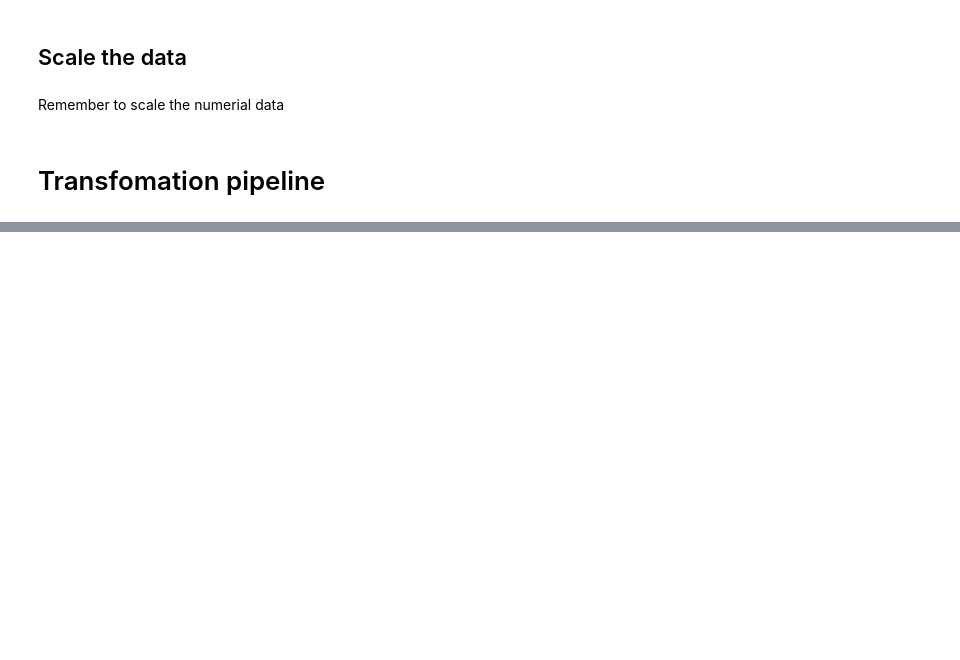
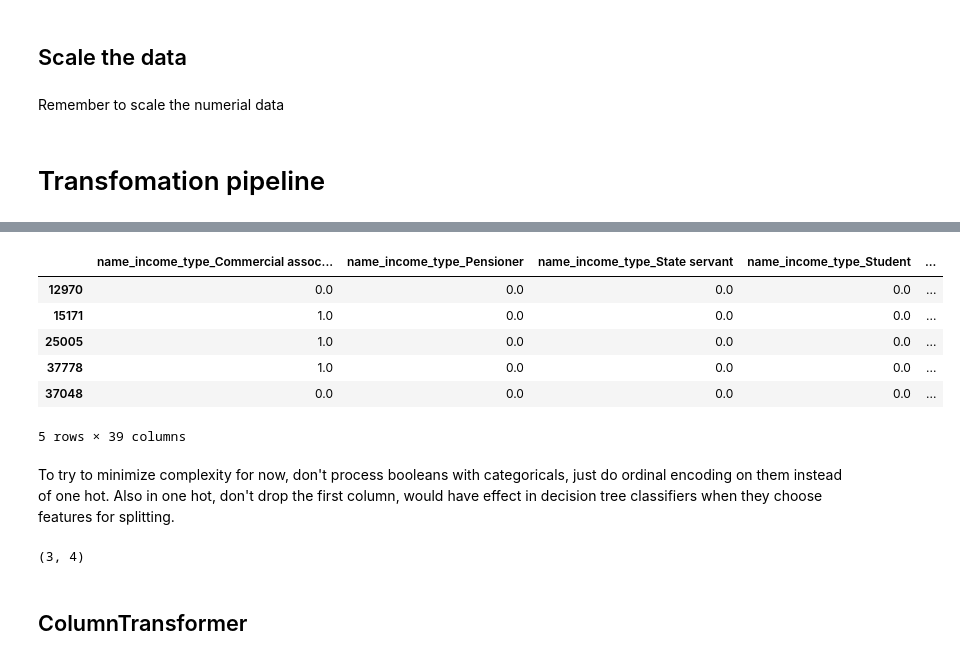
Before and after one commit to alexgastone/credit_risk_prediction, a Jupyter notebook: EDA_Preprocessing.ipynb, the cells around one changed output, grey strips where cells are left out. Drawn from its saved outputs; the diff is of its cells as text; code cells hidden in the pictures; blank space fills up the shorter version.

```diff
--- a/EDA_Preprocessing.ipynb
+++ b/EDA_Preprocessing.ipynb
@@ -573,0 +641,13 @@ X_train_prepared = full_pipeline.fit_transform(X_train)
+# %%
+cat_attributes = ['name_income_type', 'name_education_type', 'occupation_type', 'name_family_status', 'name_housing_type']
+X_train_cat = X_train[cat_attributes]
+# %%
+# KNNImputer(n_neighbors=2))
+# from sklearn.impute import KNNImputer -> requires numerical features
+
+categorical_pipeline = Pipeline([
+    ('imputer', SimpleImputer(strategy="most_frequent")),
+    ('one_hot', OneHotEncoder(sparse=False))
+])
+
+X_train_cat_transf = categorical_pipeline.fit_transform(X_train_cat)
@@ -573,0 +672,13 @@ X_train_prepared = full_pipeline.fit_transform(X_train)
+# %%
+X_train_cat_df = pd.DataFrame(X_train_cat_transf, index=X_train_cat.index, columns=categorical_pipeline['one_hot'].get_feature_names(X_train_cat.columns))
+X_train_cat_df.head()
+# %% [output]
+|  | name_income_type_Commercial assoc... | name_income_type_Pensioner | name_income_type_State servant | name_income_type_Student | ... |
+| 12970 | 0.0 | 0.0 | 0.0 | 0.0 | ... |
+| 15171 | 1.0 | 0.0 | 0.0 | 0.0 | ... |
+| 25005 | 1.0 | 0.0 | 0.0 | 0.0 | ... |
+| 37778 | 1.0 | 0.0 | 0.0 | 0.0 | ... |
+| 37048 | 0.0 | 0.0 | 0.0 | 0.0 | ... |
+5 rows × 39 columns
+# %% [markdown]
+To try to minimize complexity for now, don't process booleans with categoricals, just do ordinal encoding on them instead of one hot. Also in one hot, don't drop the first column, would have effect in decision tree classifiers when they choose features for splitting.
@@ -573,0 +687,6 @@ X_train_prepared = full_pipeline.fit_transform(X_train)
+# %%
+birth_ix, employed_ix
+# %% [output]
+(3, 4)
+# %% [markdown]
+## ColumnTransformer
```
Also changed, not shown: parts of 43 cells of this notebook.
